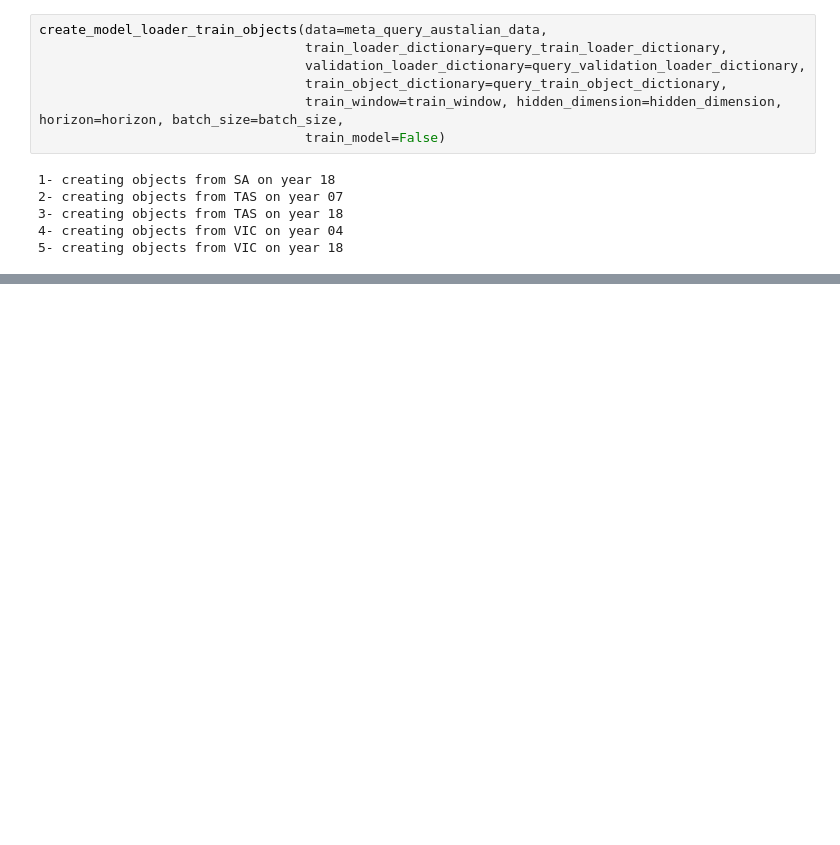
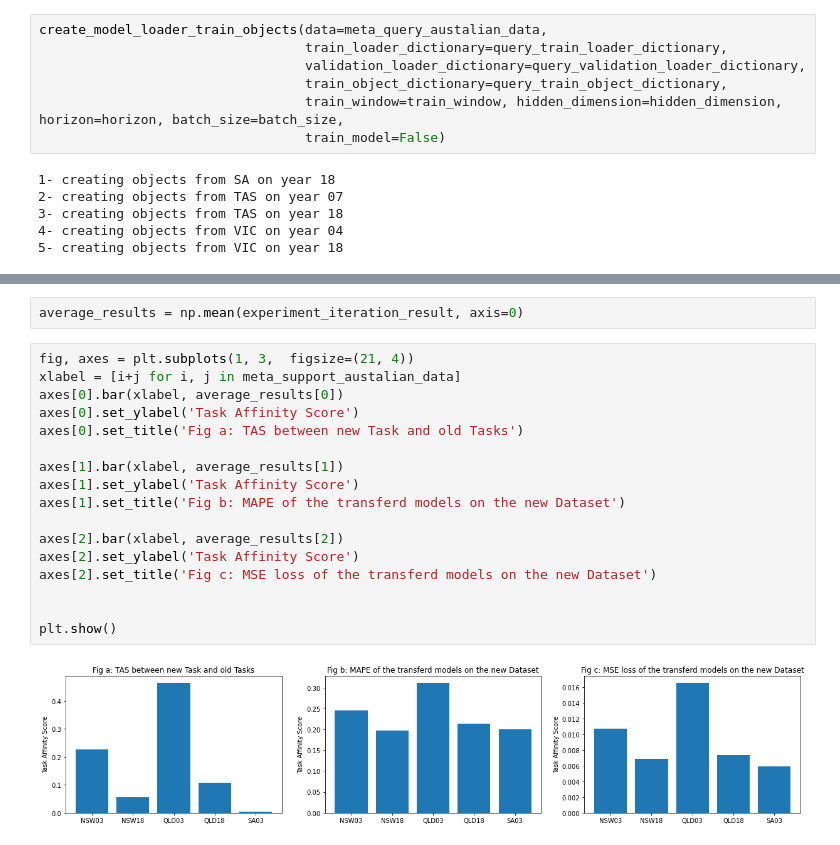
Before and after one commit to ahmedrebei/ADTL, a Jupyter notebook: experiment_2/experiement2.ipynb, the cells around one changed output, grey strips where cells are left out. Saved outputs shown, nothing was run; the diff lists cells and outputs as text; blank space fills up the shorter version.

Commit message:
updatet experiment 2

```diff
--- a/experiment_2/experiement2.ipynb
+++ b/experiment_2/experiement2.ipynb
@@ -101,3 +114,24 @@ for _ in range(iteration_number):
+# %%
+average_results = np.mean(experiment_iteration_result, axis=0)
+# %%
+fig, axes = plt.subplots(1, 3,  figsize=(21, 4))
+xlabel = [i+j for i, j in meta_support_austalian_data]
+axes[0].bar(xlabel, average_results[0])
+axes[0].set_ylabel('Task Affinity Score')
+axes[0].set_title('Fig a: TAS between new Task and old Tasks')
+
+axes[1].bar(xlabel, average_results[1])
+axes[1].set_ylabel('Task Affinity Score')
+axes[1].set_title('Fig b: MAPE of the transferd models on the new Dataset')
+
+axes[2].bar(xlabel, average_results[2])
+axes[2].set_ylabel('Task Affinity Score')
+axes[2].set_title('Fig c: MSE loss of the transferd models on the new Dataset')
+
+
+plt.show()
+# %% [output]
+[figure, added]
 # %%
 fig, axes = plt.subplots(1, 3,  figsize=(21, 4))
 xlabel = [i+j for i, j in meta_support_austalian_data]
```
Also changed, not shown: parts of 8 cells of this notebook.
